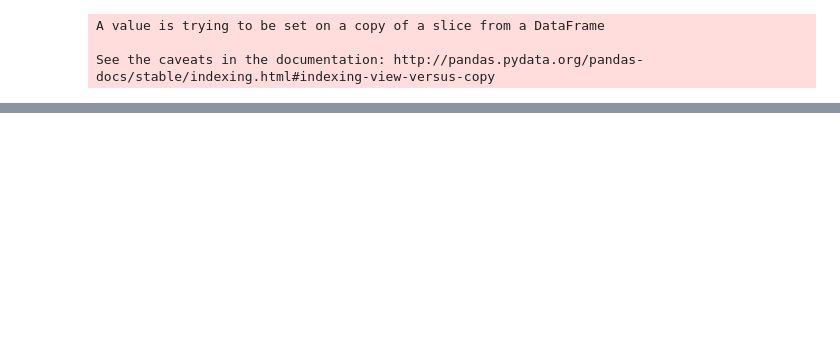
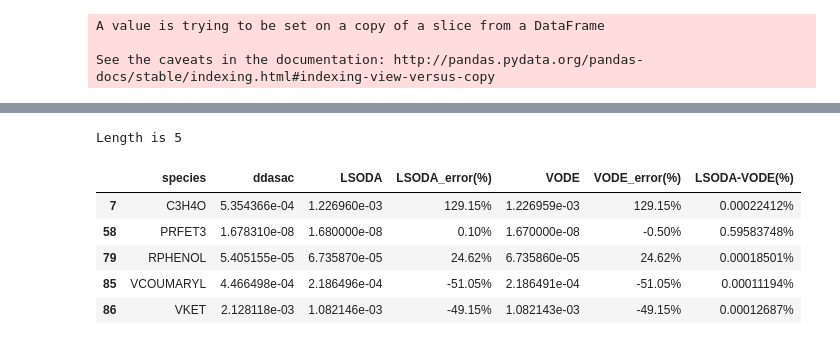
Before and after one commit to LigninTools/Ligpy-Cantera, a Jupyter notebook: Ligscipy/ODE_scipy/check/Results_comparison.ipynb, the cells around one changed output, grey strips where cells are left out. Drawn from its saved outputs; the diff is of its cells as text; code cells hidden in the pictures; blank space fills up the shorter version.

```diff
--- a/Ligscipy/ODE_scipy/check/Results_comparison.ipynb
+++ b/Ligscipy/ODE_scipy/check/Results_comparison.ipynb
@@ -207,0 +151,17 @@ results_comparison[results_comparison['ddasac'] > 1e-2]
+# %%
+#Results whose difference between LSODA and VODE is larger than 0.0001%
+index_list = []
+for index,per in enumerate(results_comparison['LSODA-VODE(%)']):
+    if float(per.split('%')[0]) > 0.0001:
+        index_list.append(index)
+
+print("Length is " + str(len(results_comparison.loc[index_list])))
+results_comparison.loc[index_list]
+# %% [output]
+Length is 5
+|  | species | ddasac | LSODA | LSODA_error(%) | VODE | VODE_error(%) | LSODA-VODE(%) |
+| 7 | C3H4O | 5.354366e-04 | 1.226960e-03 | 129.15% | 1.226959e-03 | 129.15% | 0.00022412% |
+| 58 | PRFET3 | 1.678310e-08 | 1.680000e-08 | 0.10% | 1.670000e-08 | -0.50% | 0.59583748% |
+| 79 | RPHENOL | 5.405155e-05 | 6.735870e-05 | 24.62% | 6.735860e-05 | 24.62% | 0.00018501% |
+| 85 | VCOUMARYL | 4.466498e-04 | 2.186496e-04 | -51.05% | 2.186491e-04 | -51.05% | 0.00011194% |
+| 86 | VKET | 2.128118e-03 | 1.082146e-03 | -49.15% | 1.082143e-03 | -49.15% | 0.00012687% |
```
Also changed, not shown: parts of 11 cells of this notebook, 1 other file.
